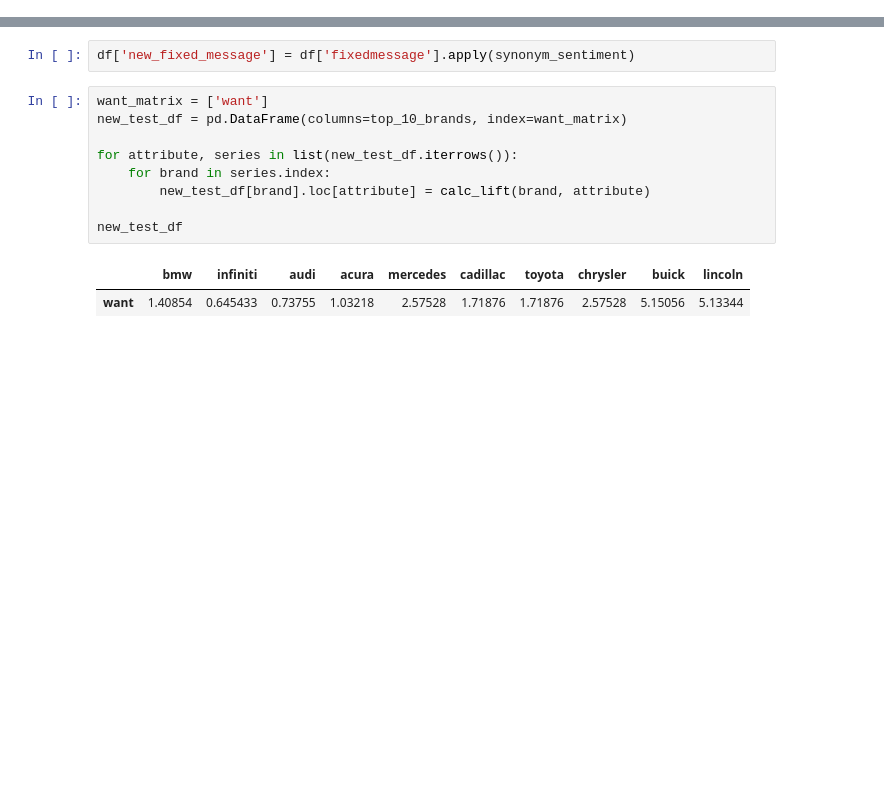
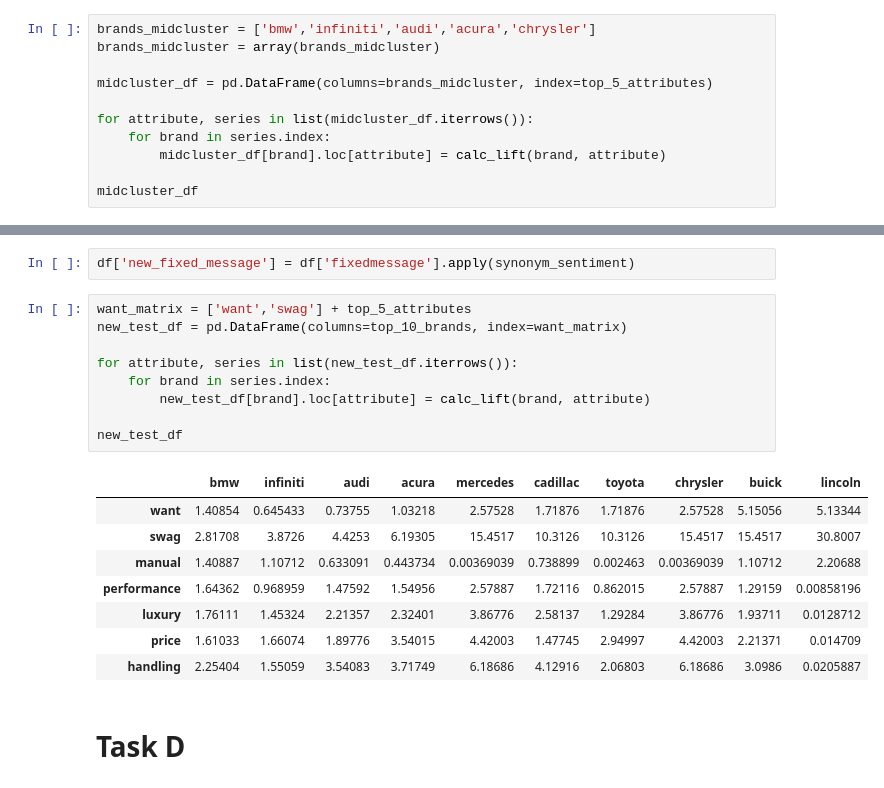
Before and after one commit to p-mckenzie/TextAnalytics, a Jupyter notebook: Assignment_2/Paige analysis.ipynb, the cells around one changed output, grey strips where cells are left out. Cells and saved outputs as stored; diff of their text form; blank space fills up the shorter version.

Commit message:
Add Aishwarya's work. Task B

```diff
--- a/Assignment_2/Paige analysis.ipynb
+++ b/Assignment_2/Paige analysis.ipynb
@@ -203,0 +238,11 @@ Something
+# %%
+brands_midcluster = ['bmw','infiniti','audi','acura','chrysler']
+brands_midcluster = array(brands_midcluster)
+
+midcluster_df = pd.DataFrame(columns=brands_midcluster, index=top_5_attributes)
+
+for attribute, series in list(midcluster_df.iterrows()):
+    for brand in series.index:
+        midcluster_df[brand].loc[attribute] = calc_lift(brand, attribute)
+
+midcluster_df
@@ -284,14 +350,22 @@ def synonym_sentiment(text):
 # %%
 df['new_fixed_message'] = df['fixedmessage'].apply(synonym_sentiment)
 # %%
-want_matrix = ['want']
+want_matrix = ['want','swag'] + top_5_attributes
 new_test_df = pd.DataFrame(columns=top_10_brands, index=want_matrix)
 
 for attribute, series in list(new_test_df.iterrows()):
     for brand in series.index:
         new_test_df[brand].loc[attribute] = calc_lift(brand, attribute)
 
 new_test_df
 # %% [output]
 |  | bmw | infiniti | audi | acura | mercedes | cadillac | toyota | chrysler | buick | lincoln |
 | want | 1.40854 | 0.645433 | 0.73755 | 1.03218 | 2.57528 | 1.71876 | 1.71876 | 2.57528 | 5.15056 | 5.13344 |
+| swag | 2.81708 | 3.8726 | 4.4253 | 6.19305 | 15.4517 | 10.3126 | 10.3126 | 15.4517 | 15.4517 | 30.8007 |
+| manual | 1.40887 | 1.10712 | 0.633091 | 0.443734 | 0.00369039 | 0.738899 | 0.002463 | 0.00369039 | 1.10712 | 2.20688 |
+| performance | 1.64362 | 0.968959 | 1.47592 | 1.54956 | 2.57887 | 1.72116 | 0.862015 | 2.57887 | 1.29159 | 0.00858196 |
+| luxury | 1.76111 | 1.45324 | 2.21357 | 2.32401 | 3.86776 | 2.58137 | 1.29284 | 3.86776 | 1.93711 | 0.0128712 |
+| price | 1.61033 | 1.66074 | 1.89776 | 3.54015 | 4.42003 | 1.47745 | 2.94997 | 4.42003 | 2.21371 | 0.014709 |
+| handling | 2.25404 | 1.55059 | 3.54083 | 3.71749 | 6.18686 | 4.12916 | 2.06803 | 6.18686 | 3.0986 | 0.0205887 |
+# %% [markdown]
+# Task D
```
Also changed, not shown: parts of 6 cells of this notebook.
